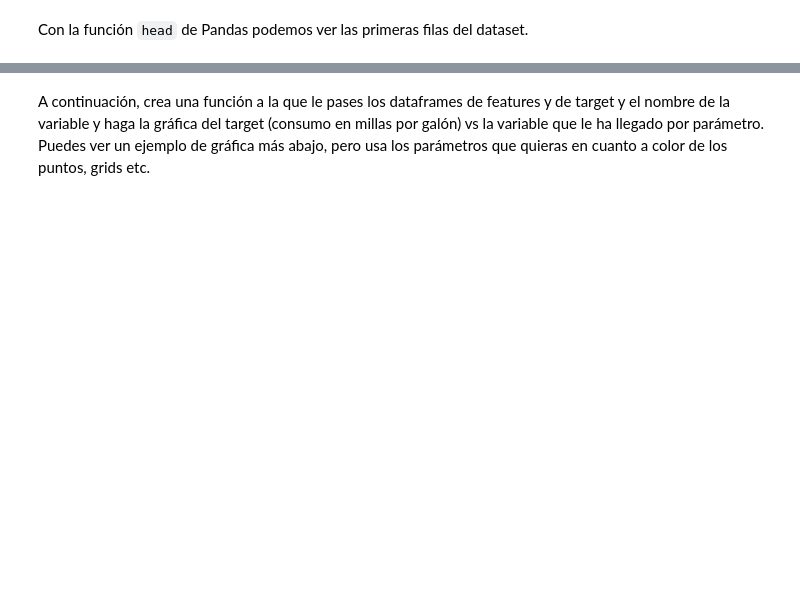
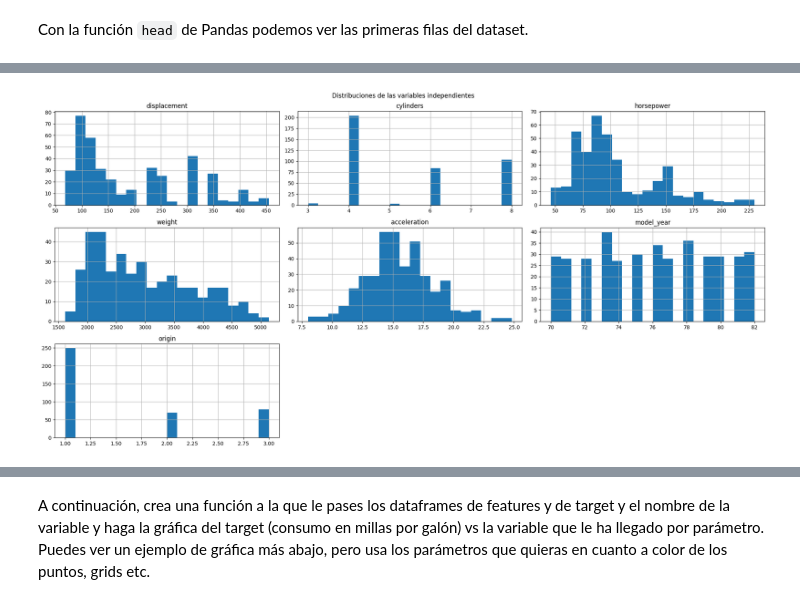
Before and after one commit to Amzsergio/Keepcoding, a Jupyter notebook: ALG-PRACTICA_propuesta.ipynb, the cells around one changed output, grey strips where cells are left out. Saved outputs shown, nothing was run; the diff lists cells and outputs as text; code cells hidden in the pictures; blank space fills up the shorter version.

```diff
--- a/ALG-PRACTICA_propuesta.ipynb
+++ b/ALG-PRACTICA_propuesta.ipynb
@@ -65,0 +175,9 @@ En este punto, puedes hacer cualquier otro análisis exploratorio que creas conv
+# %%
+X.hist(bins=20, figsize=(20, 10))
+plt.suptitle("Distribuciones de las variables independientes")
+plt.tight_layout()
+plt.show()
+
+#¿Existen outliers o transformaciones necesarias?
+# %% [output]
+[figure, added]
```
Also changed, not shown: parts of 22 cells of this notebook.
